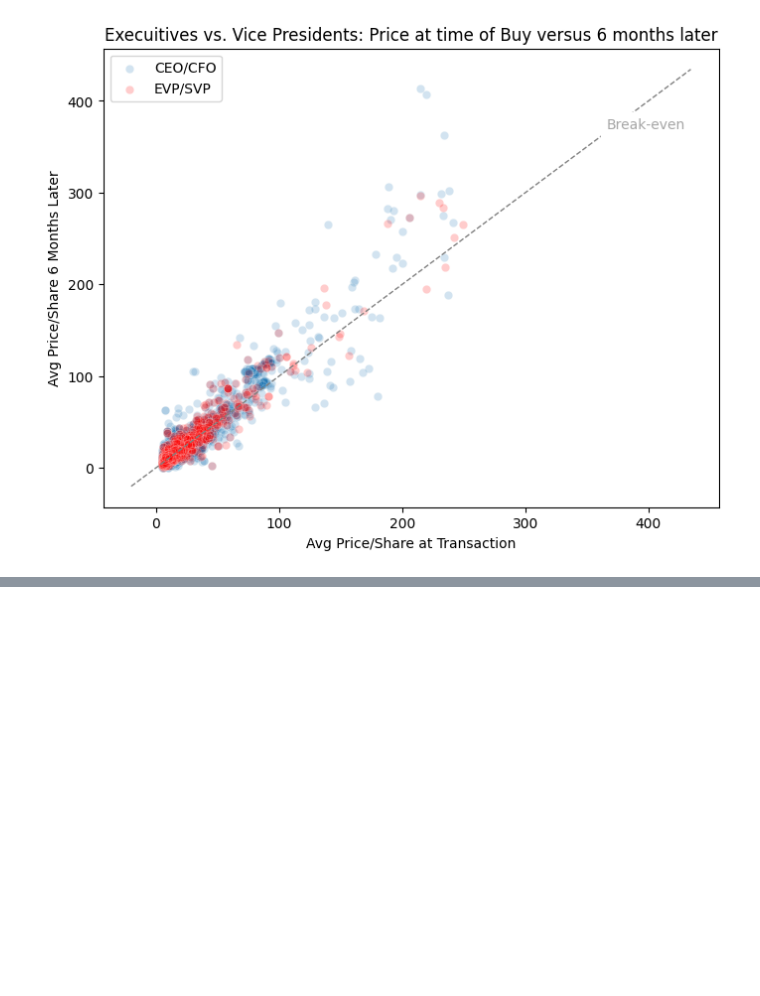
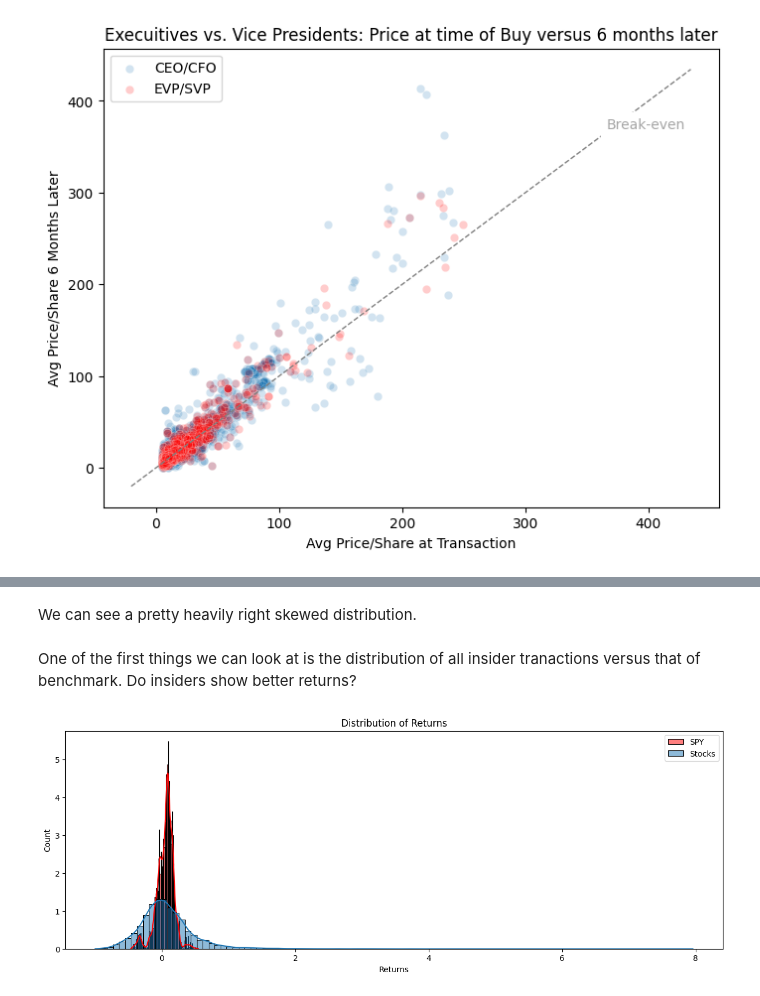
Before and after one commit to tmacpherson6/Do-Insiders-Know-Something-We-Dont, a Jupyter notebook: Thomas_EDA.ipynb, the cells around one changed output, grey strips where cells are left out. Drawn from its saved outputs; the diff is of its cells as text; code cells hidden in the pictures; blank space fills up the shorter version.

```diff
--- a/Thomas_EDA.ipynb
+++ b/Thomas_EDA.ipynb
@@ -1892,0 +1956,16 @@ To make this a truly good analysis. We should look at the return in comparison t
+# %% [markdown]
+We can see a pretty heavily right skewed distribution.
+# %% [markdown]
+One of the first things we can look at is the distribution of all insider tranactions versus that of benchmark. Do insiders show better returns?
+# %%
+#Let's create a visualizations to look at the stock return distribution
+plt.figure(figsize=(15,5))
+sns.histplot(complete_df['spy_return_6mos'],kde=True, color='red',bins=100,stat='density',label='SPY')
+sns.histplot(complete_df['stock_return_6mos'],kde=True,bins=100,stat='density',label='Stocks')
+plt.legend()
+plt.title(f"Distribution of Returns")
+plt.xlabel('Returns')
+plt.ylabel('Count')
+plt.show()
+# %% [output]
+[figure, added]
```
Also changed, not shown: parts of 11 cells of this notebook.
